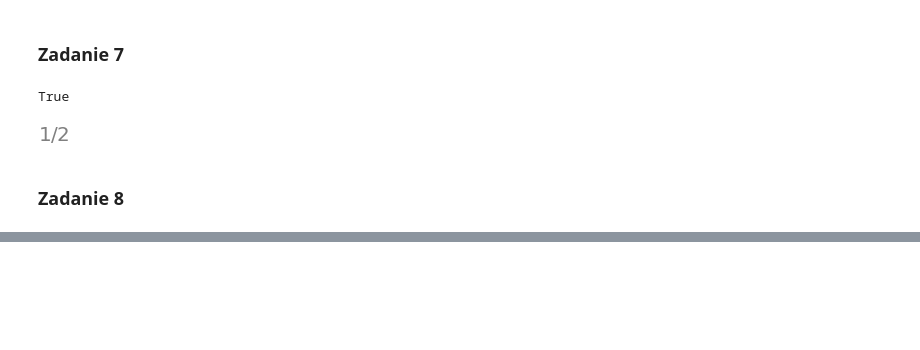
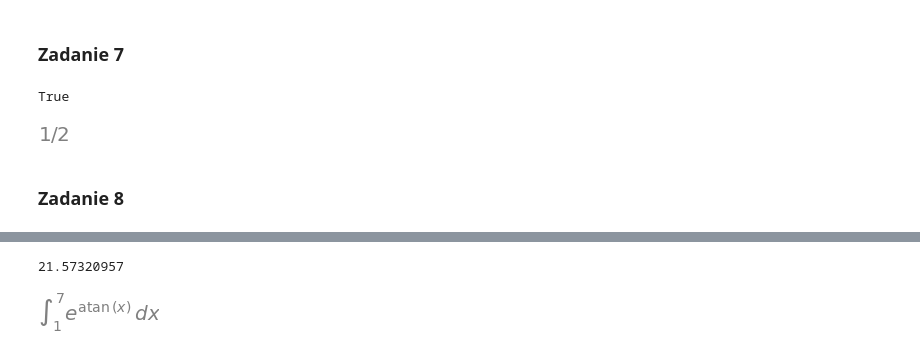
Before and after one commit to pzajaczkowski/ONWP, a Jupyter notebook: lista1/lista1.ipynb, the cells around one changed output, grey strips where cells are left out. Saved outputs shown, nothing was run; the diff lists cells and outputs as text; code cells hidden in the pictures; blank space fills up the shorter version.

```diff
--- a/lista1/lista1.ipynb
+++ b/lista1/lista1.ipynb
@@ -157,0 +158,7 @@ p1.show()
+# %%
+surface = sp.integrate(fun, (x, 1, 7))
+print(surface.evalf(10))
+surface
+# %% [output]
+21.57320957
+[figure, added]
```
Also changed, not shown: parts of 12 cells of this notebook.
